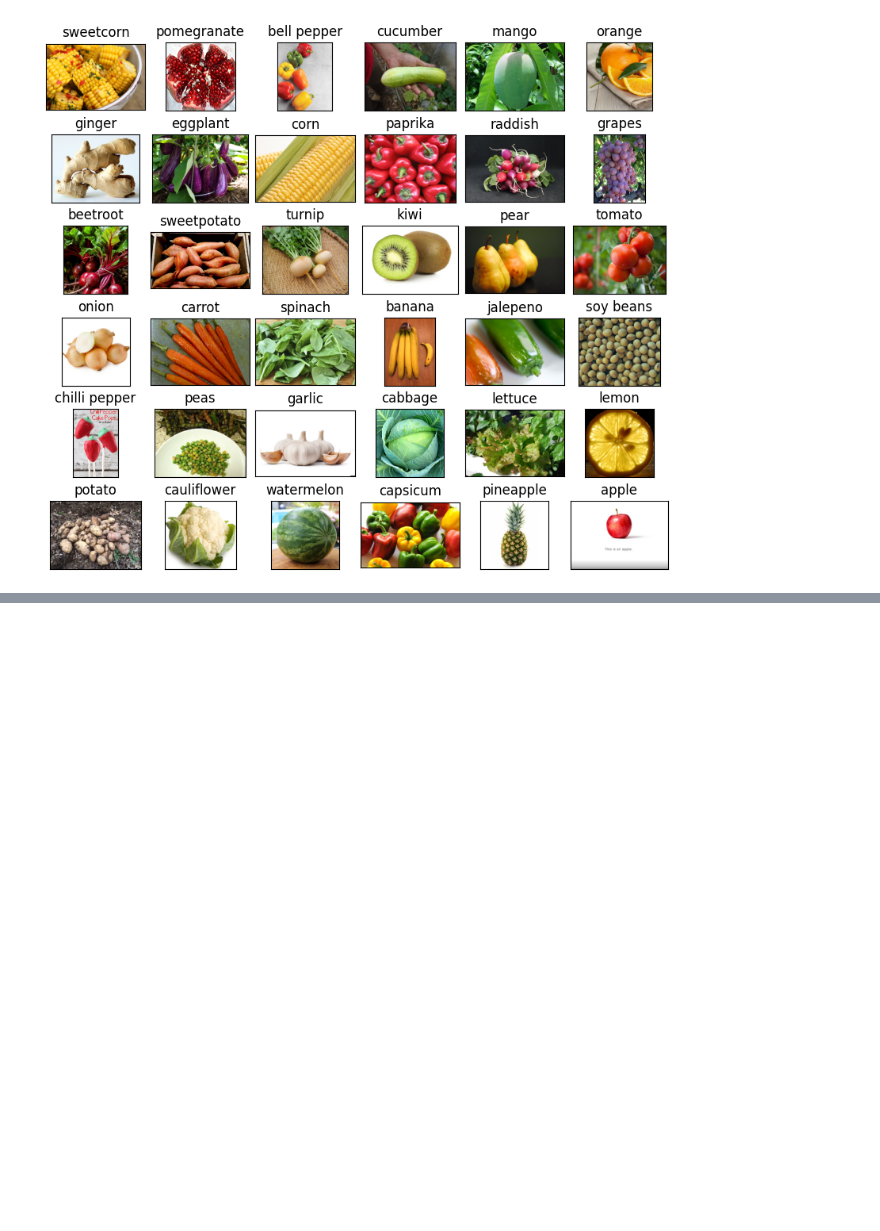
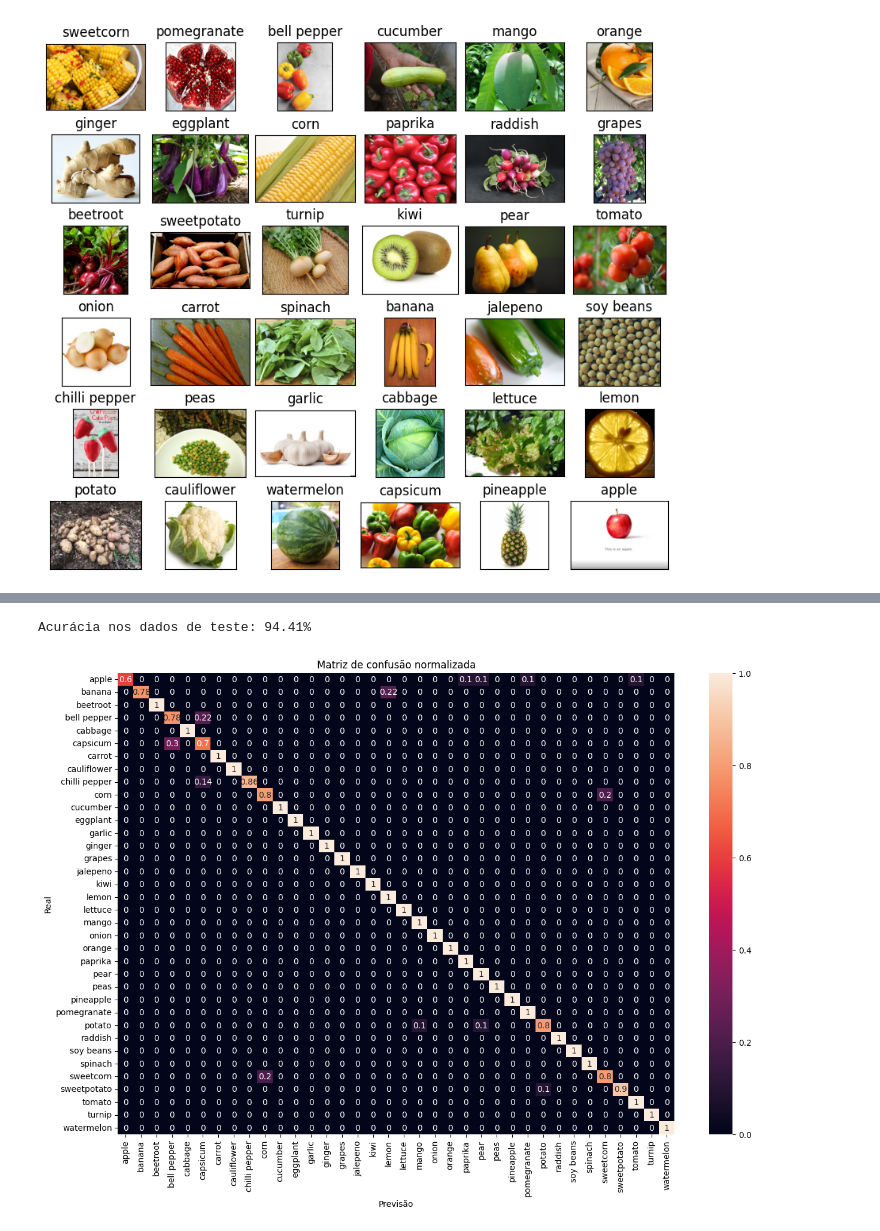
Before and after one commit to akyla007/clasLegFrutas, a Jupyter notebook: classification.ipynb, the cells around one changed output, grey strips where cells are left out. Cells and saved outputs as stored; diff of their text form; code cells hidden in the pictures; blank space fills up the shorter version.

```diff
--- a/classification.ipynb
+++ b/classification.ipynb
@@ -73,0 +126,11 @@ plt.show()
+# %%
+test_images = test_generator.flow_from_dataframe(
+    dataframe=test_df,
+    x_col='Filepath',
+    y_col='Label',
+    target_size=(224, 224),
+    color_mode='rgb',
+    class_mode='categorical',
+    batch_size=32,
+    shuffle=False
+)
@@ -73,0 +212,10 @@ plt.show()
+# %%
+pred = model.predict(test_images)
+pred = np.argmax(pred,axis=1)
+
+# mapear rótulos
+labels = (train_images.class_indices)
+labels = dict((v,k) for k,v in labels.items())
+pred = [labels[k] for k in pred]
+
+y_test = [labels[k] for k in test_images.classes]
@@ -73,0 +224,20 @@ plt.show()
+# %%
+acc = accuracy_score(y_test, pred)
+print(f'Acurácia nos dados de teste: {100*acc:.2f}%')
+# %% [output]
+Acurácia nos dados de teste: 94.41%
+# %%
+# Análise matriz de confusão
+cf_matrix = confusion_matrix(y_test, pred, normalize='true')
+plt.figure(figsize = (15,10))
+sns.heatmap(cf_matrix,
+            annot=True,
+            xticklabels = sorted(set(y_test)),
+            yticklabels = sorted(set(y_test)),
+            )
+plt.title('Matriz de confusão normalizada')
+plt.xlabel('Previsão')
+plt.ylabel('Real')
+plt.show()
+# %% [output]
+[figure, added]
```
Also changed, not shown: parts of 12 cells of this notebook.
